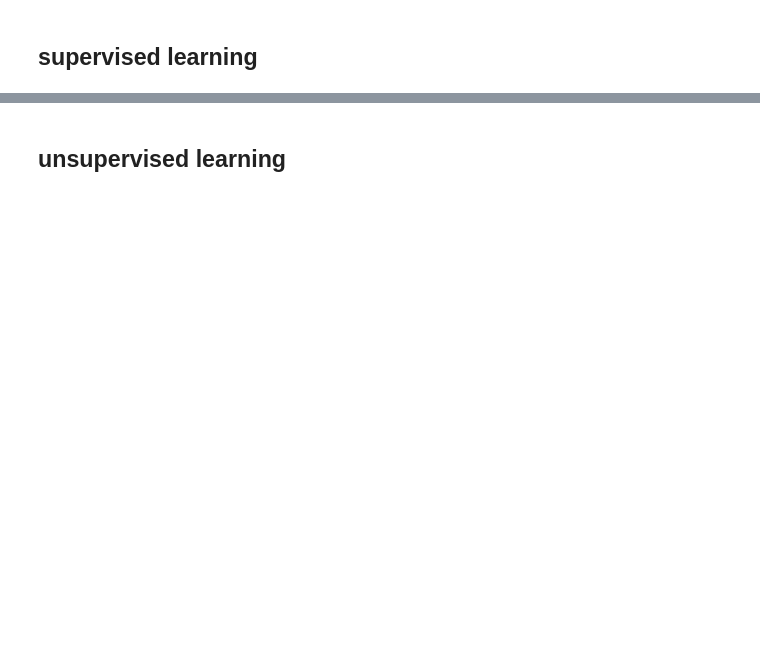
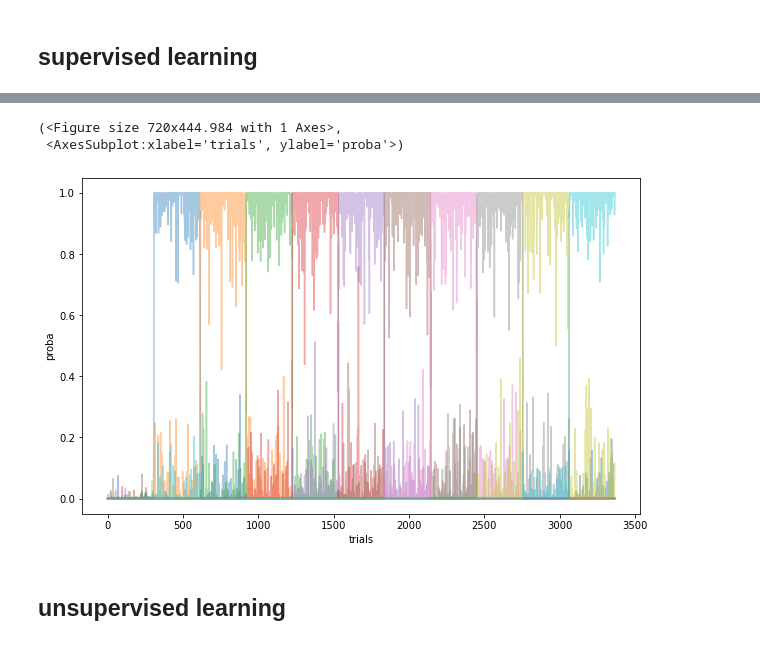
Before and after one commit to camillebesnainou/2022-01-10-polychrony, a Jupyter notebook: 2022-02-07-my-super-first-notebook.ipynb, the cells around one changed output, grey strips where cells are left out. Saved outputs shown, nothing was run; the diff lists cells and outputs as text; code cells hidden in the pictures; blank space fills up the shorter version.

```diff
--- a/2022-02-07-my-super-first-notebook.ipynb
+++ b/2022-02-07-my-super-first-notebook.ipynb
@@ -190,0 +223,8 @@ torch.Size([3366, 256])
+# %%
+learning_rate = 0.005
+beta1, beta2 = 0.9, 0.999
+betas = (beta1, beta2)
+num_epochs = 2 ** 9 + 1 # epoch = le nombre de passages dans l'ensemble des données d'entraînement que le réseau a effectués, ici 513 max
+amsgrad = False # gives similar results
+amsgrad = True  # gives similar results
+batch_size = 100
@@ -190,0 +289,2 @@ torch.Size([3366, 256])
+# %%
+logistic_model, loss = fit_data(_b, P_, verbose=True)
@@ -191,2 +309,21 @@ torch.Size([3366, 256])
+# %%
+outputs = logistic_model(_b)
+outputs_ = outputs.detach().numpy()
+# %%
+class coucou :
+
+    def plot_out(self, outputs, xlabel='trials', ylabel='proba',alpha=.4):
+        fig, ax = plt.subplots(1, 1, figsize=(fig_width, fig_width/phi))
+        ax.plot(outputs, alpha=alpha)
+        ax.set_xlabel('trials')
+        ax.set_ylabel('proba')
+        return fig, ax
+# %%
+c = coucou()
+c.plot_out(outputs_)
+# %% [output]
+(<Figure size 720x444.984 with 1 Axes>,
+ <AxesSubplot:xlabel='trials', ylabel='proba'>)
+[figure, added]
 # %% [markdown]
 ## unsupervised learning
```
Also changed, not shown: parts of 15 cells of this notebook.
